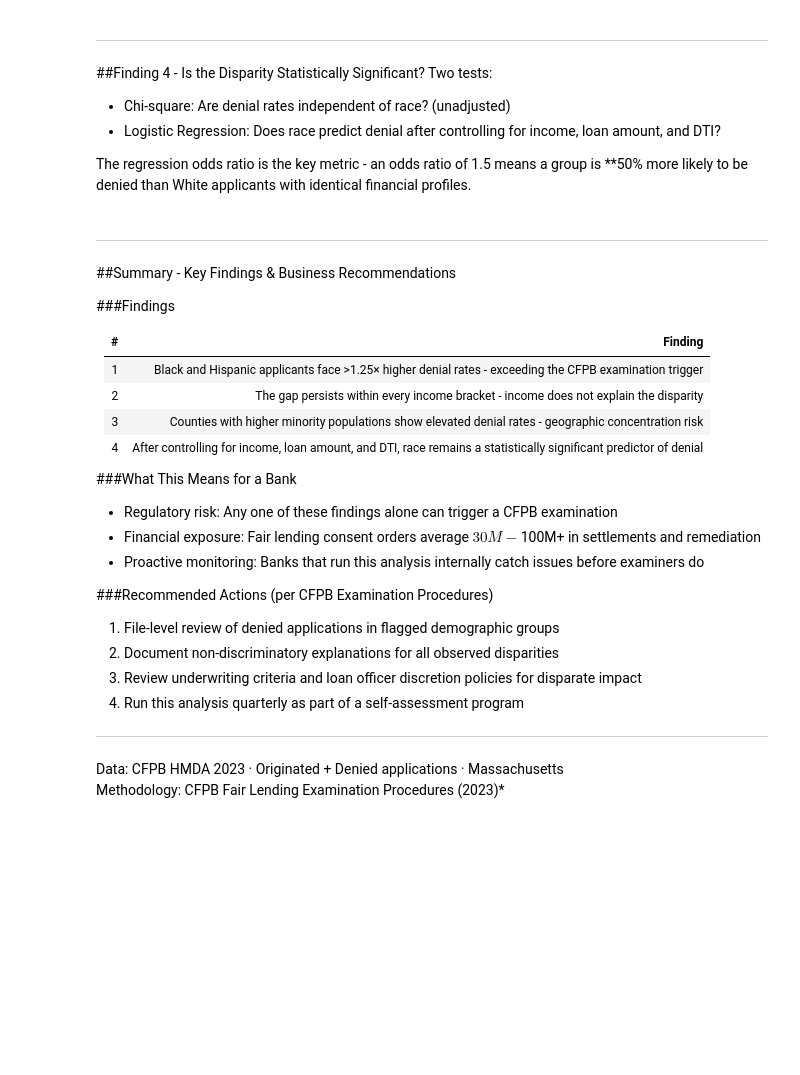
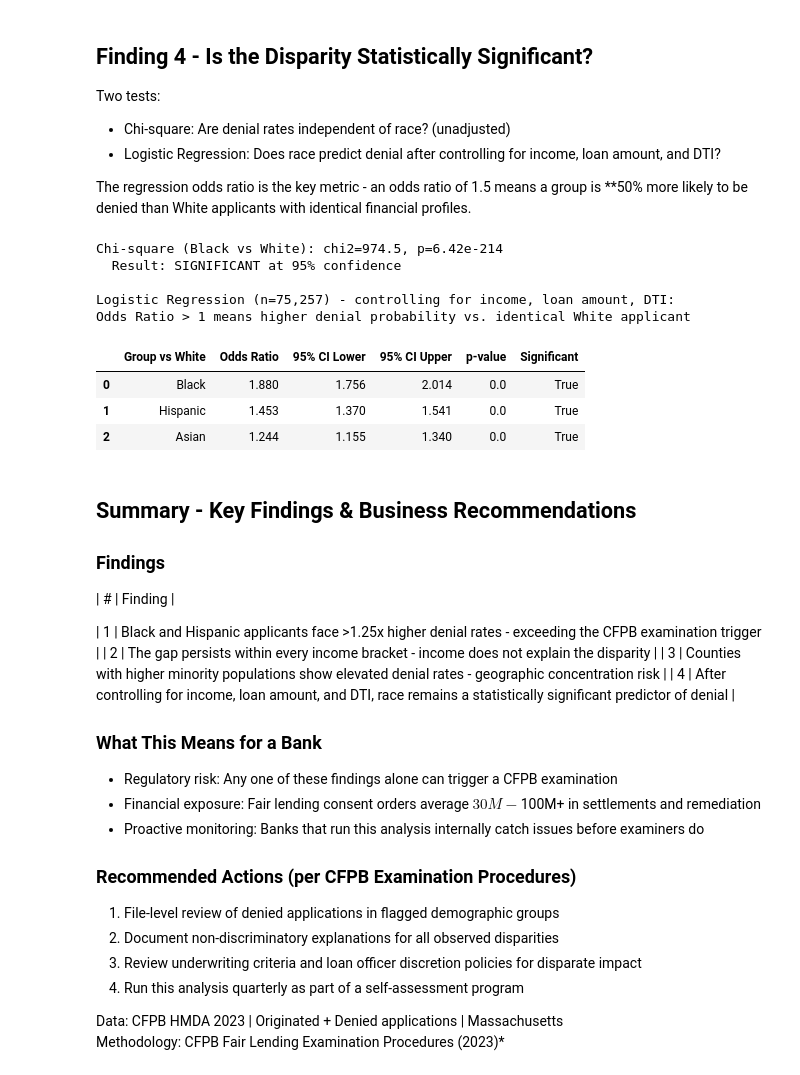
Before and after one commit to cherylpanashemushangwe-code/Data-Science-and-Analytics-Projects, a Jupyter notebook: Mortgage-Fairness/mortgage_fairness.ipynb, the cells around one changed output. Cells and saved outputs as stored; diff of their text form; code cells hidden in the pictures; blank space fills up the shorter version.

```diff
--- a/Mortgage-Fairness/mortgage_fairness.ipynb
+++ b/Mortgage-Fairness/mortgage_fairness.ipynb
@@ -90,7 +102,7 @@ df.loc[df['derived_ethnicity'] == 'Hispanic or Latino', 'race'] = 'Hispanic'
 #Numeric fields
 df['income']      = pd.to_numeric(df['income'], errors='coerce')
 df['loan_amount'] = pd.to_numeric(df['loan_amount'], errors='coerce') / 1_000
-df['ltv']         = pd.to_numeric(df['combined_loan_to_value_ratio'], errors='coerce')
+df['ltv']         = pd.to_numeric(df['loan_to_value_ratio'], errors='coerce')
 df['rate']        = pd.to_numeric(df['interest_rate'], errors='coerce')
 df['minority_pct']= pd.to_numeric(df['tract_minority_population_percent'], errors='coerce')
 
@@ -239,6 +280,6 @@ fig.show()
 # %% [markdown]
----
-##Finding 4 - Is the Disparity Statistically Significant?
+
+## Finding 4 - Is the Disparity Statistically Significant?
 Two tests:
 - Chi-square: Are denial rates independent of race? (unadjusted)
 - Logistic Regression: Does race predict denial after controlling for income, loan amount, and DTI?
@@ -256,57 +297,68 @@ contingency = np.array([
 ])
 chi2, p_chi2, _, _ = stats.chi2_contingency(contingency)
 print(f'Chi-square (Black vs White): chi2={chi2:.1f}, p={p_chi2:.2e}')
 print(f'  Result: {"SIGNIFICANT" if p_chi2 < 0.05 else "not significant"} at 95% confidence\n')
 
 #Logistic Regression: denial ~ race + income + loan_amount + dti
 mdf = df.dropna(subset=['income', 'loan_amount', 'dti']).copy()
+mdf = mdf[(mdf['income'] > 0) & (mdf['loan_amount'] > 0)]   # log needs positive values
 mdf['income_log'] = np.log1p(mdf['income'])
 mdf['loan_log']   = np.log1p(mdf['loan_amount'])
 mdf['is_Black']   = (mdf['race'] == 'Black').astype(int)
 mdf['is_Hispanic']= (mdf['race'] == 'Hispanic').astype(int)
 mdf['is_Asian']   = (mdf['race'] == 'Asian').astype(int)
 
 X = sm.add_constant(mdf[['is_Black', 'is_Hispanic', 'is_Asian',
                            'income_log', 'loan_log', 'dti']])
 model = sm.Logit(mdf['denied'], X).fit(disp=0)
 
 race_vars = ['is_Black', 'is_Hispanic', 'is_Asian']
 results = pd.DataFrame({
     'Group vs White': ['Black', 'Hispanic', 'Asian'],
     'Odds Ratio':     np.exp(model.params[race_vars]).round(3).values,
     '95% CI Lower':   np.exp(model.conf_int().loc[race_vars, 0]).round(3).values,
     '95% CI Upper':   np.exp(model.conf_int().loc[race_vars, 1]).round(3).values,
     'p-value':        model.pvalues[race_vars].round(4).values,
     'Significant':    (model.pvalues[race_vars] < 0.05).values
 })
 
 print(f'Logistic Regression (n={len(mdf):,}) - controlling for income, loan amount, DTI:')
 print('Odds Ratio > 1 means higher denial probability vs. identical White applicant\n')
 results
+# %% [output]
+Chi-square (Black vs White): chi2=974.5, p=6.42e-214
+  Result: SIGNIFICANT at 95% confidence
+
+Logistic Regression (n=75,257) - controlling for income, loan amount, DTI:
+Odds Ratio > 1 means higher denial probability vs. identical White applicant
+|  | Group vs White | Odds Ratio | 95% CI Lower | 95% CI Upper | p-value | Significant |
+| 0 | Black | 1.880 | 1.756 | 2.014 | 0.0 | True |
+| 1 | Hispanic | 1.453 | 1.370 | 1.541 | 0.0 | True |
+| 2 | Asian | 1.244 | 1.155 | 1.340 | 0.0 | True |
 # %% [markdown]
----
-##Summary - Key Findings & Business Recommendations
 
-###Findings
+## Summary - Key Findings & Business Recommendations
+
+### Findings
 
 | # | Finding |
-|---|----------|
-| 1 | Black and Hispanic applicants face >1.25× higher denial rates - exceeding the CFPB examination trigger |
+
+
+| 1 | Black and Hispanic applicants face >1.25x higher denial rates - exceeding the CFPB examination trigger |
 | 2 | The gap persists within every income bracket - income does not explain the disparity |
 | 3 | Counties with higher minority populations show elevated denial rates - geographic concentration risk |
 | 4 | After controlling for income, loan amount, and DTI, race remains a statistically significant predictor of denial |
 
-###What This Means for a Bank
+### What This Means for a Bank
 - Regulatory risk: Any one of these findings alone can trigger a CFPB examination
 - Financial exposure: Fair lending consent orders average $30M-$100M+ in settlements and remediation
 - Proactive monitoring: Banks that run this analysis internally catch issues before examiners do
 
-###Recommended Actions (per CFPB Examination Procedures)
+### Recommended Actions (per CFPB Examination Procedures)
 1. File-level review of denied applications in flagged demographic groups
 2. Document non-discriminatory explanations for all observed disparities
 3. Review underwriting criteria and loan officer discretion policies for disparate impact
 4. Run this analysis quarterly as part of a self-assessment program
 
----
-Data: CFPB HMDA 2023 · Originated + Denied applications · Massachusetts
+Data: CFPB HMDA 2023 | Originated + Denied applications | Massachusetts
 Methodology: CFPB Fair Lending Examination Procedures (2023)*
```
Also changed, not shown: parts of 13 cells of this notebook.
